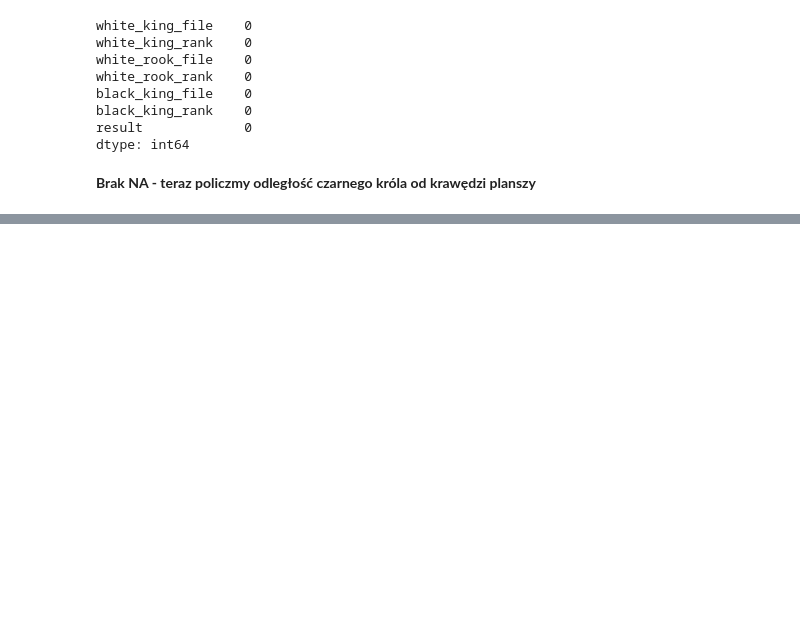
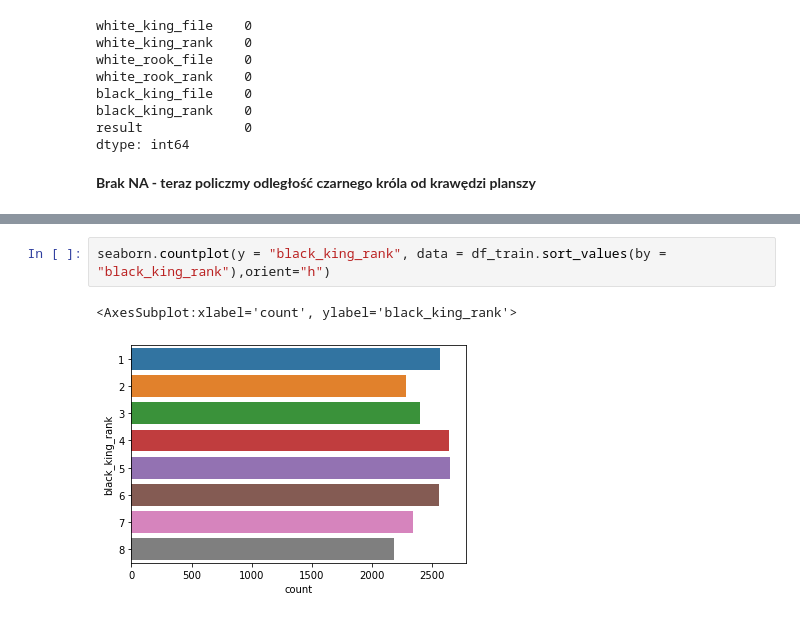
Before and after one commit to alexmal01/WUM_Proj1, a Jupyter notebook: WUMProj1Milestone1.ipynb, the cells around one changed output, grey strips where cells are left out. Cells and saved outputs as stored; diff of their text form; blank space fills up the shorter version.

```diff
--- a/WUMProj1Milestone1.ipynb
+++ b/WUMProj1Milestone1.ipynb
@@ -157,0 +248,5 @@ df
+# %%
+seaborn.countplot(y = "black_king_rank", data = df_train.sort_values(by = "black_king_rank"),orient="h")
+# %% [output]
+<AxesSubplot:xlabel='count', ylabel='black_king_rank'>
+[figure, added]
```
Also changed, not shown: parts of 31 cells of this notebook.
